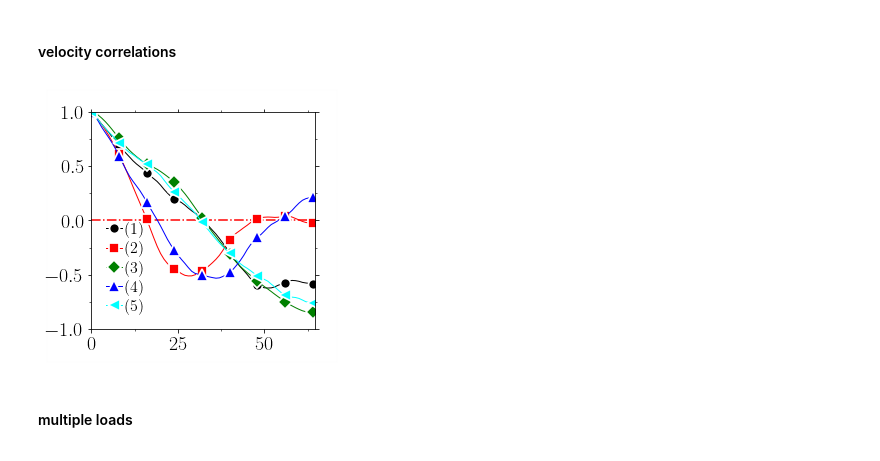
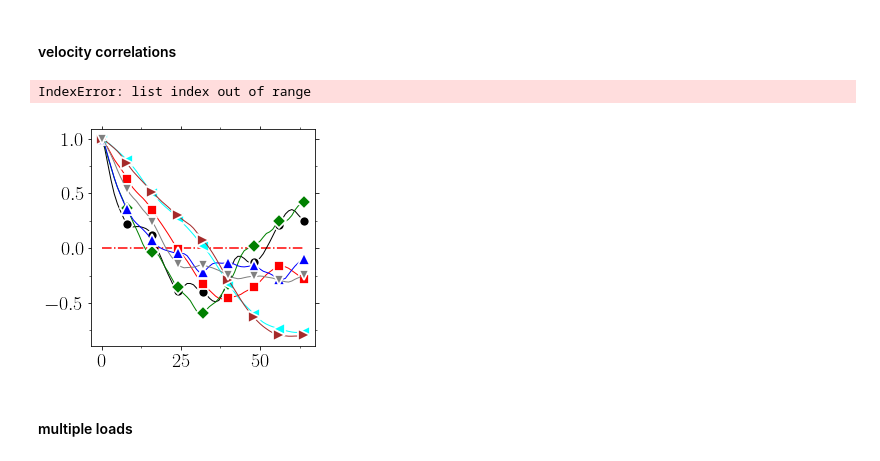
Before and after one commit to kkarimi62/HeaDef, a Jupyter notebook: postprocess/pressFluc2nd.ipynb, the cells around one changed output. Drawn from its saved outputs; the diff is of its cells as text; code cells hidden in the pictures.

```diff
--- a/postprocess/pressFluc2nd.ipynb
+++ b/postprocess/pressFluc2nd.ipynb
@@ -3181,31 +3181,32 @@ vx.shape= (129, 32)
 # %%
 if eval(confParser['flags']['DislocAnl']) and not\
    eval(confParser['flags']['RemoteMachine']):
     xint = r
 
     #--- plot
     legends = Legends()
     legends.Set(fontsize=16,labelspacing=.2)
 
     ax=utl.PltErr([0,(np.max(r)-np.min(r))/2],[0,0],attrs={'fmt':'-.r'},Plot=False)
 
     #--- correlation
     cvx = np.c_[list(map(lambda x:PltCrltnn(xint,x[0],ax=ax,
                            attrs=symbols.GetAttrs(count=x[1],label=r'$(%s)$'%(x[1]+1),nevery=8,fmt='-'),
                                            )[1].real,
-             zip(vx.T[timei:timef:3],range(5))))]
+             zip(vx.T[timei:timef:1],range(50))))]
     #---save
     utl.PltErr(None,None,ax=ax,
            marker='o',
        DrawFrame=[0.2,0.1,0.15,0.1,0.01],
         title='dislocations/v0_crltn_%s.png'%indxx,
         ylim=(-1,1),
         xlim=(0,(np.max(r)-np.min(r))/2),
         legend=legends.Get(),
           )
     plt.show()
 # %% [output]
+IndexError: list index out of range
-[figure, old version]
+[figure, new version]
 # %% [markdown]
 #### multiple loads
 # %%
```
